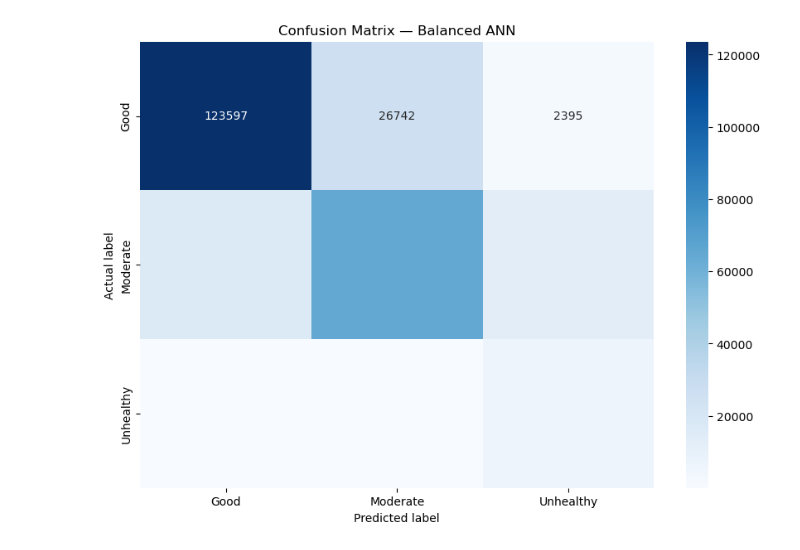
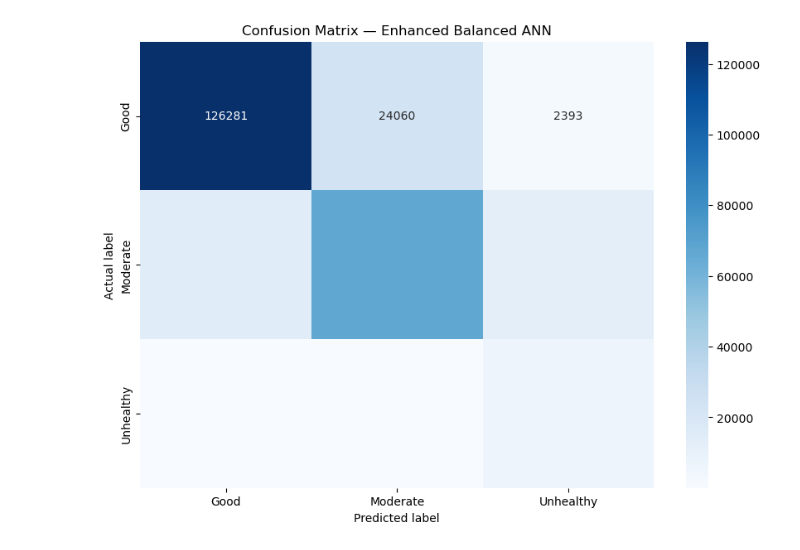
Before and after one commit to omdaelsfa7/AirQualityDetection, a Jupyter notebook: ANN.ipynb, the cells around one changed output. Drawn from its saved outputs; the diff is of its cells as text; code cells hidden in the pictures.

Commit message:
changed to preprocessed data

```diff
--- a/ANN.ipynb
+++ b/ANN.ipynb
@@ -58,29 +34,32 @@ from sklearn.utils.class_weight import compute_class_weight
 
 import tensorflow as tf
 from tensorflow.keras.models import Sequential
-from tensorflow.keras.layers import Dense, Dropout
+from tensorflow.keras.layers import Dense, Dropout, BatchNormalization
 from tensorflow.keras.callbacks import EarlyStopping
 
 # 1. LOAD DATA
 df = pd.read_parquet('final.parquet')
 
-# 2. FEATURE ENGINEERING
-df['time'] = pd.to_datetime(df['time'])
-df['hour'] = df['time'].dt.hour
-df['month'] = df['time'].dt.month
-df['day_of_week'] = df['time'].dt.dayofweek
-
-def bin_aqi(aqi):
-    if aqi <= 50: return 0
-    elif aqi <= 100: return 1
-    else: return 2
-
-df['aqi_label'] = df['us_aqi'].apply(bin_aqi)
+# 2. FEATURE ENGINEERING (Binning based on your new columns)
+# Note: Ensure 'aqi_label' is created from your target column
+if 'us_aqi' in df.columns:
+    def bin_aqi(aqi):
+        if aqi <= 50: return 0
+        elif aqi <= 100: return 1
+        else: return 2
+    df['aqi_label'] = df['us_aqi'].apply(bin_aqi)
+else:
+    # If us_aqi is gone and you only have aqi_category as a string
+    label_map = {'Good': 0, 'Moderate': 1, 'Unhealthy': 2}
+    df['aqi_label'] = df['aqi_category'].map(label_map)
 
 # 3. DEFINE FEATURES & TARGET
-# Removing target leakage and keeping only predictive features
-drop_cols = ['index_x', 'index_y', 'index', 'time', 'us_aqi', 'aqi_label',
-             'pm10', 'pm2_5', 'us_aqi_pm2_5', 'us_aqi_pm10']
+# We keep nitrogen_dioxide, carbon_monoxide, lat, long, and weather
+# We MUST drop anything that directly reveals the answer (pm10, pm2_5, aqi_category)
+drop_cols = [
+    'aqi_label', 'aqi_category', 'us_aqi', 'pm10', 'pm2_5',
+    'us_aqi_pm2_5', 'us_aqi_pm10', 'time', 'index'
+]
 
 X = df.drop(columns=[col for col in drop_cols if col in df.columns])
 y = df['aqi_label']
@@ -89,67 +68,67 @@ y = df['aqi_label']
 X = pd.get_dummies(X, columns=['city', 'country'], drop_first=True).astype(float)
 X_train, X_test, y_train, y_test = train_test_split(X, y, test_size=0.2, random_state=42, stratify=y)
 
-# --- CALCULATE CLASS WEIGHTS ---
-# This forces the model to pay more attention to the 'Unhealthy' class
+# 5. CALCULATE CLASS WEIGHTS
 class_weights = compute_class_weight(
     class_weight='balanced',
     classes=np.unique(y_train),
     y=y_train
 )
 class_weight_dict = {i: weight for i, weight in enumerate(class_weights)}
-print(f"Calculated Class Weights: {class_weight_dict}")
 
-# 5. SCALING
+# 6. SCALING
 scaler = StandardScaler()
 X_train_scaled = scaler.fit_transform(X_train)
 X_test_scaled = scaler.transform(X_test)
 
-# 6. BUILD ANN MODEL
+# 7. ENHANCED ANN MODEL
+# Added BatchNormalization to help the model learn faster with the new gas/weather features
 model = Sequential([
-    Dense(128, activation='relu', input_shape=(X_train_scaled.shape[1],)),
+    Dense(256, activation='relu', input_shape=(X_train_scaled.shape[1],)),
+    BatchNormalization(),
     Dropout(0.3),
+
+    Dense(128, activation='relu'),
+    BatchNormalization(),
+    Dropout(0.2),
+
     Dense(64, activation='relu'),
-    Dropout(0.3),
-    Dense(32, activation='relu'),
     Dense(3, activation='softmax')
 ])
 
 model.compile(
-    optimizer='adam',
+    optimizer=tf.keras.optimizers.Adam(learning_rate=0.001),
     loss='sparse_categorical_crossentropy',
     metrics=['accuracy']
 )
 
-# 7. TRAIN
-# Using class_weight to penalize the model more for missing "Unhealthy" days
+# 8. TRAIN
 early_stop = EarlyStopping(monitor='val_loss', patience=5, restore_best_weights=True)
 
 history = model.fit(
     X_train_scaled, y_train,
-    validation_split=0.2,
-    epochs=30,
-    batch_size=4096,
+    validation_split=0.1,
+    epochs=50,
+    batch_size=8192, # Faster processing for your large dataset
     callbacks=[early_stop],
     class_weight=class_weight_dict,
     verbose=1
 )
 
-# 8. PREDICT
+# 9. PREDICT & EVALUATE
 probabilities = model.predict(X_test_scaled)
 predictions = np.argmax(probabilities, axis=1)
 
-# 9. EVALUATION & VISUALIZATION
-print("\nANN Classification Report (Balanced):")
-print(classification_report(y_test, predictions, target_names=['Good', 'Moderate', 'Unhealthy']))
+print("\nANN Classification Report (Enhanced with Gas & Geo Data):")
+target_names = ['Good', 'Moderate', 'Unhealthy']
+print(classification_report(y_test, predictions, target_names=target_names))
 
-labels = ['Good', 'Moderate', 'Unhealthy']
-cm = metrics.confusion_matrix(y_test, predictions)
-
+# Visualization
 plt.figure(figsize=(10, 7))
-sns.heatmap(cm, annot=True, fmt='d', cmap='Blues',
-            xticklabels=labels, yticklabels=labels)
+sns.heatmap(metrics.confusion_matrix(y_test, predictions), annot=True, fmt='d', cmap='Blues',
+            xticklabels=target_names, yticklabels=target_names)
 plt.ylabel('Actual label')
 plt.xlabel('Predicted label')
-plt.title('Confusion Matrix — Balanced ANN')
+plt.title('Confusion Matrix — Enhanced Balanced ANN')
 plt.show()
 # %% [output]
@@ -174 +152 @@ weighted avg       0.80      0.77      0.78    254736
-[figure, old version]
+[figure, new version]
```
Also changed, not shown: parts of 4 cells of this notebook, 2 other files.
